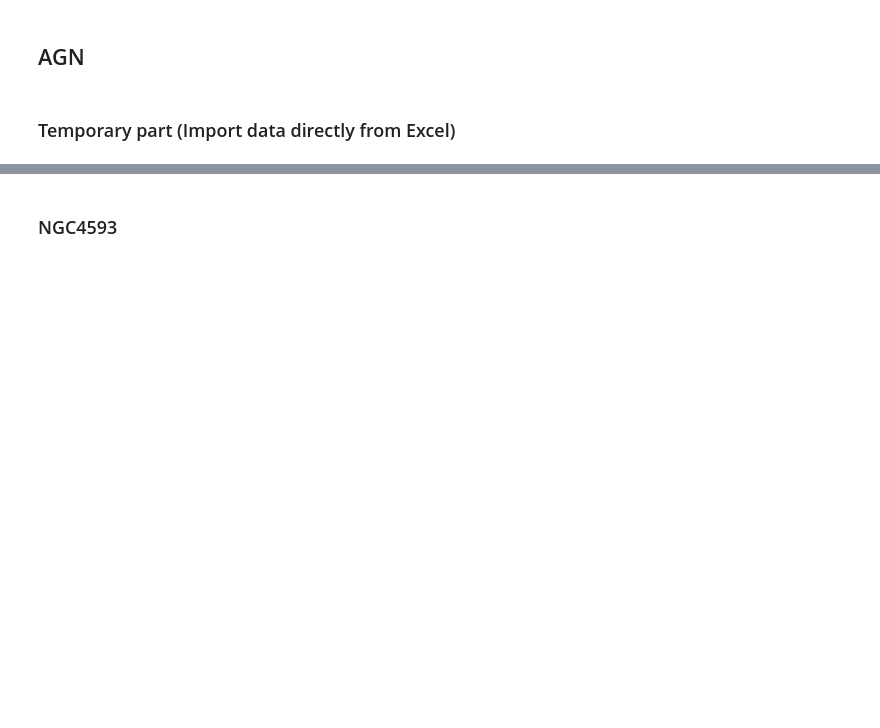
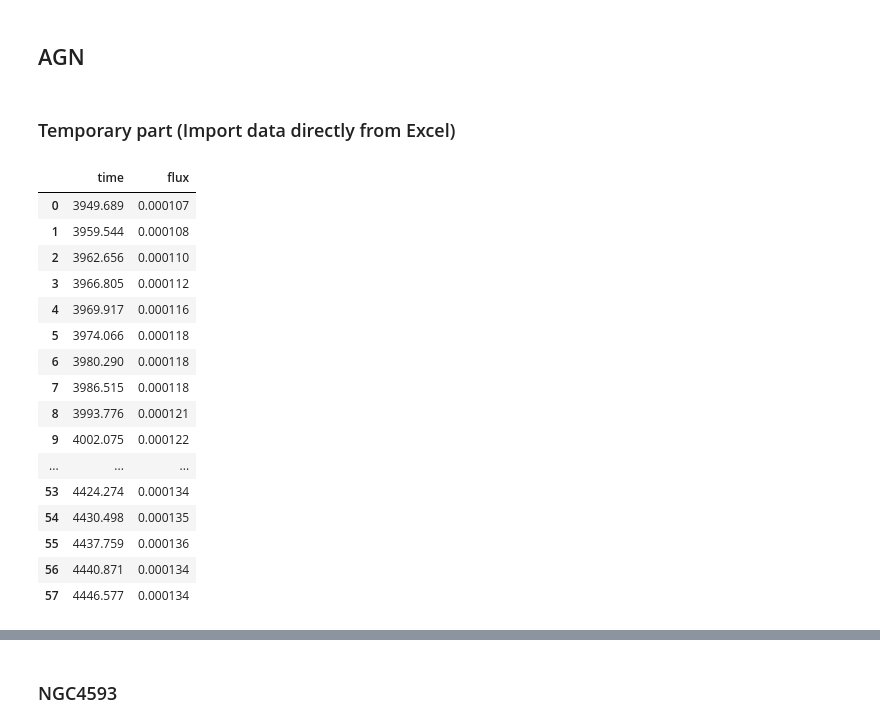
Before and after one commit to changhyun-cho/astrophysics, a Jupyter notebook: agn-xrb/correlations.ipynb, the cells around one changed output, grey strips where cells are left out. Saved outputs shown, nothing was run; the diff lists cells and outputs as text; code cells hidden in the pictures; blank space fills up the shorter version.

```diff
--- a/agn-xrb/correlations.ipynb
+++ b/agn-xrb/correlations.ipynb
@@ -126,3 +126,34 @@ df = pd.merge(df, j1753, how="outer")
 ## AGN
 # %% [markdown]
 ### Temporary part (Import data directly from Excel)
+# %%
+custom_header = ["time", "flux"]
+# %%
+mr2251_opt = pd.read_csv(
+    "/Users/avm4/work/GitHub/astrophysics/agn-xrb/data/mr2251-178_optical",
+    header=None,
+    names=custom_header,
+)
+mr2251_opt["flux"] *= 1.0e-11
+mr2251_opt["flux"] *= 3.33564095e04  # see the other file for unit conversion
+# mr2251_opt["flux"] *= 5326# # To cancel A, but is that really right? (Jy)
+mr2251_opt["flux"] *= 1000  # To make mJy
+mr2251_opt  # mJy
+# %% [output]
+|  | time | flux |
+| 0 | 3949.689 | 0.000107 |
+| 1 | 3959.544 | 0.000108 |
+| 2 | 3962.656 | 0.000110 |
+| 3 | 3966.805 | 0.000112 |
+| 4 | 3969.917 | 0.000116 |
+| 5 | 3974.066 | 0.000118 |
+| 6 | 3980.290 | 0.000118 |
+| 7 | 3986.515 | 0.000118 |
+| 8 | 3993.776 | 0.000121 |
+| 9 | 4002.075 | 0.000122 |
+| ... | ... | ... |
+| 53 | 4424.274 | 0.000134 |
+| 54 | 4430.498 | 0.000135 |
+| 55 | 4437.759 | 0.000136 |
+| 56 | 4440.871 | 0.000134 |
+| 57 | 4446.577 | 0.000134 |
```
Also changed, not shown: parts of 1 cell of this notebook, 1 other file.
